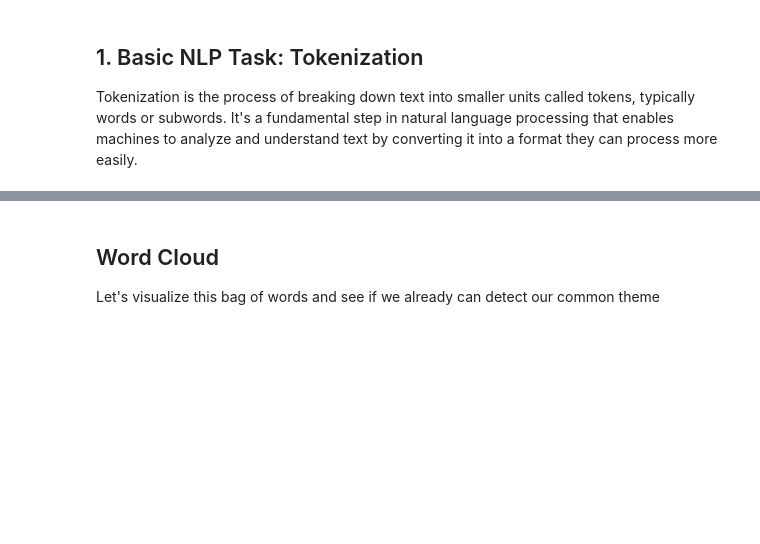
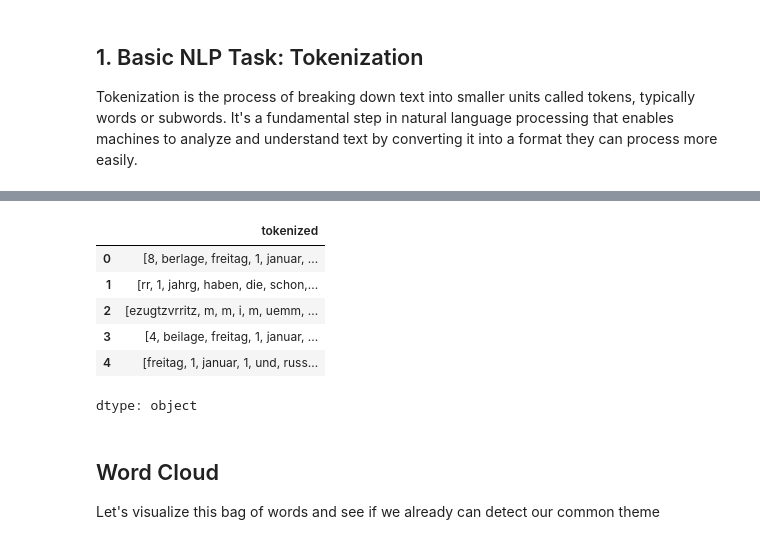
Before and after one commit to Liztomania/NLP_Kurs_2024, a Jupyter notebook: Data_Detective_NLP_Introduction_EP.ipynb, the cells around one changed output, grey strips where cells are left out. Drawn from its saved outputs; the diff is of its cells as text; code cells hidden in the pictures; blank space fills up the shorter version.

```diff
--- a/Data_Detective_NLP_Introduction_EP.ipynb
+++ b/Data_Detective_NLP_Introduction_EP.ipynb
@@ -56,7 +79,7 @@ df['cleaned'][:5]
 Tokenization is the process of breaking down text into smaller units called tokens, typically words or subwords. It's a fundamental step in natural language processing that enables machines to analyze and understand text by converting it into a format they can process more easily.
 # %%
 import nltk
-nltk.download('punkt')
+nltk.download('punkt_tab')
 
 def tokenize(text):
   text = nltk.word_tokenize(text, language = 'german')
@@ -65,3 +88,4 @@ def tokenize(text):
 #continue the code
 df['tokenized'] = df['cleaned'].apply(tokenize)
 df['tokenized'][:5]
+# %% [output]
@@ -68,3 +94,10 @@ df['tokenized'][:5]
+|  | tokenized |
+| 0 | [8, berlage, freitag, 1, januar, ... |
+| 1 | [rr, 1, jahrg, haben, die, schon,... |
+| 2 | [ezugtzvrritz, m, m, i, m, uemm, ... |
+| 3 | [4, beilage, freitag, 1, januar, ... |
+| 4 | [freitag, 1, januar, 1, und, russ... |
+dtype: object
 # %% [markdown]
 ## Word Cloud
 Let's visualize this bag of words and see if we already can detect our common theme
```
Also changed, not shown: parts of 6 cells of this notebook.
